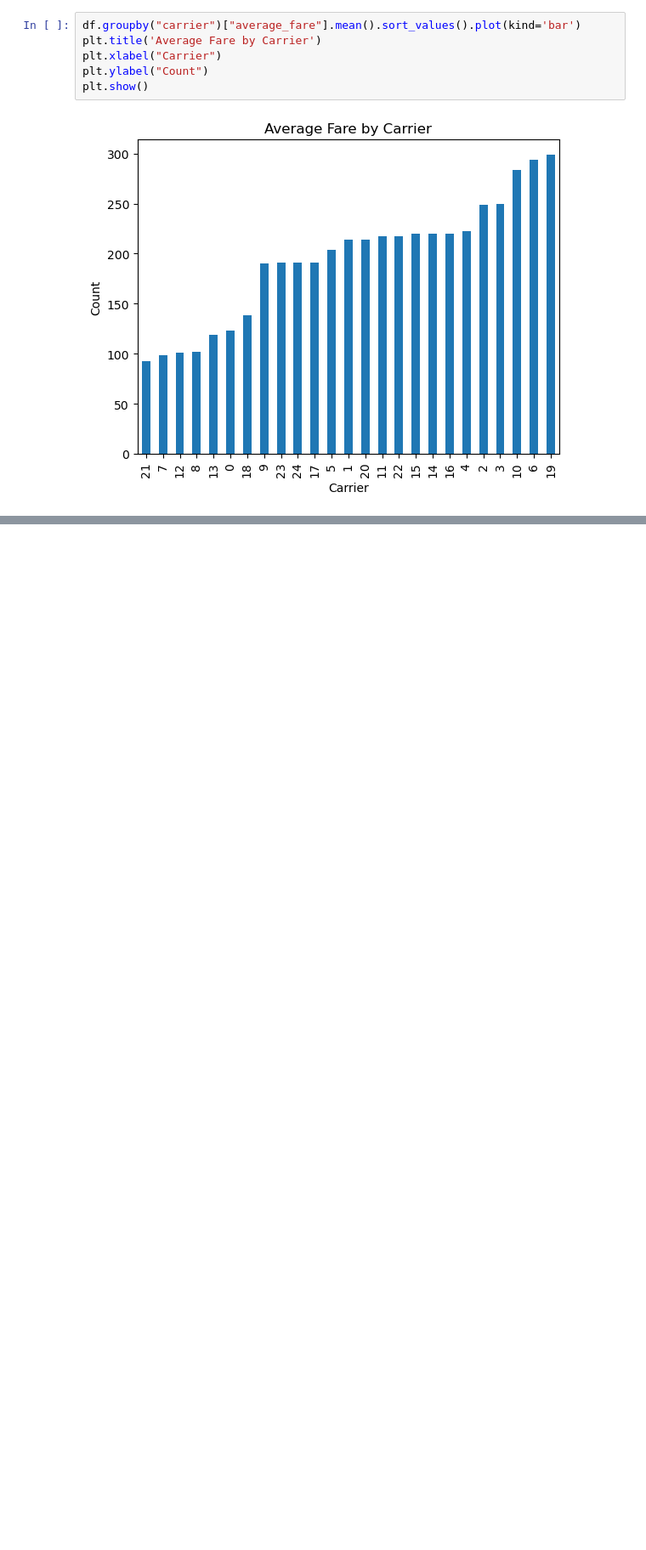
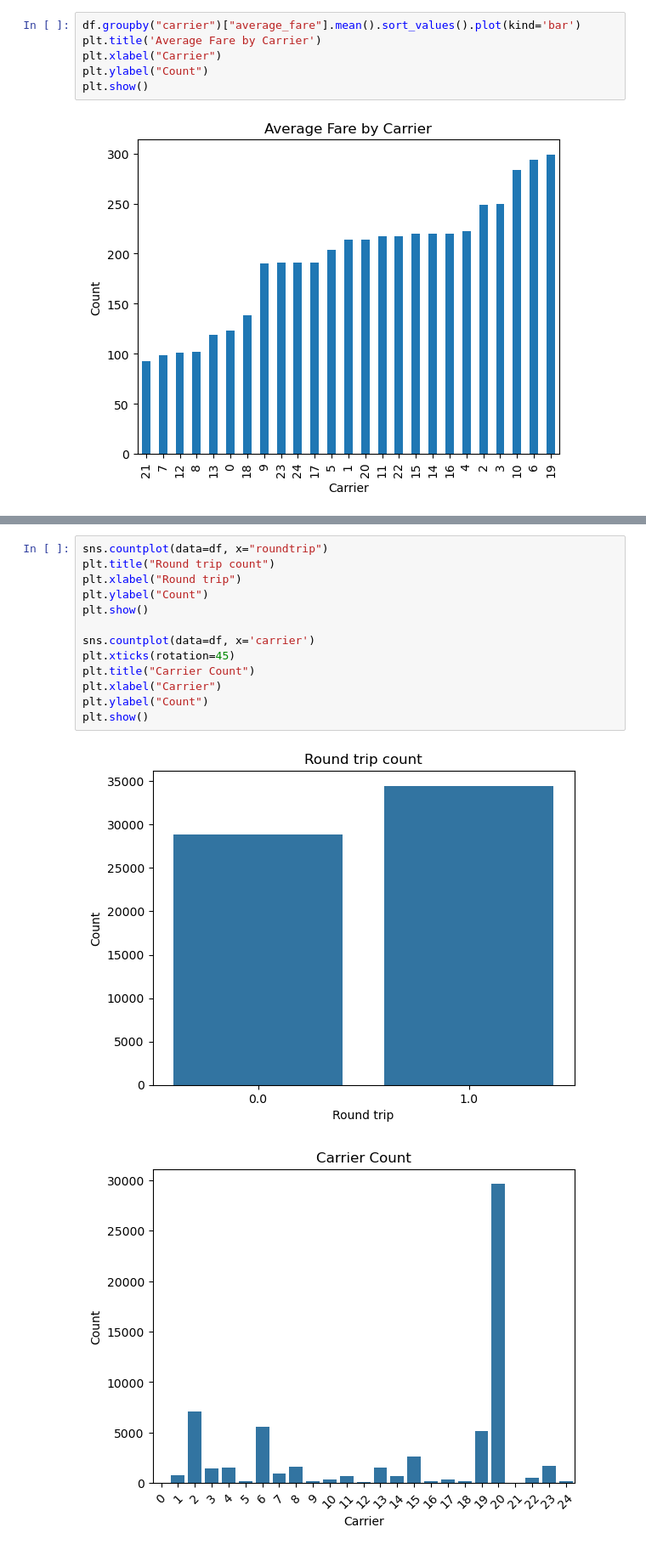
Before and after one commit to tcsimm/AirlineMarketing, a Jupyter notebook: notebooks/02_EDA.ipynb, the cells around one changed output, grey strips where cells are left out. Shown: that part at 85% size. Drawn from its saved outputs; the diff is of its cells as text; blank space fills up the shorter version.

```diff
--- a/notebooks/02_EDA.ipynb
+++ b/notebooks/02_EDA.ipynb
@@ -81,0 +90,16 @@ plt.show()
+# %%
+sns.countplot(data=df, x="roundtrip")
+plt.title("Round trip count")
+plt.xlabel("Round trip")
+plt.ylabel("Count")
+plt.show()
+
+sns.countplot(data=df, x='carrier')
+plt.xticks(rotation=45)
+plt.title("Carrier Count")
+plt.xlabel("Carrier")
+plt.ylabel("Count")
+plt.show()
+# %% [output]
+[figure, added]
+[figure, added]
```
Also changed, not shown: parts of 1 cell of this notebook.
